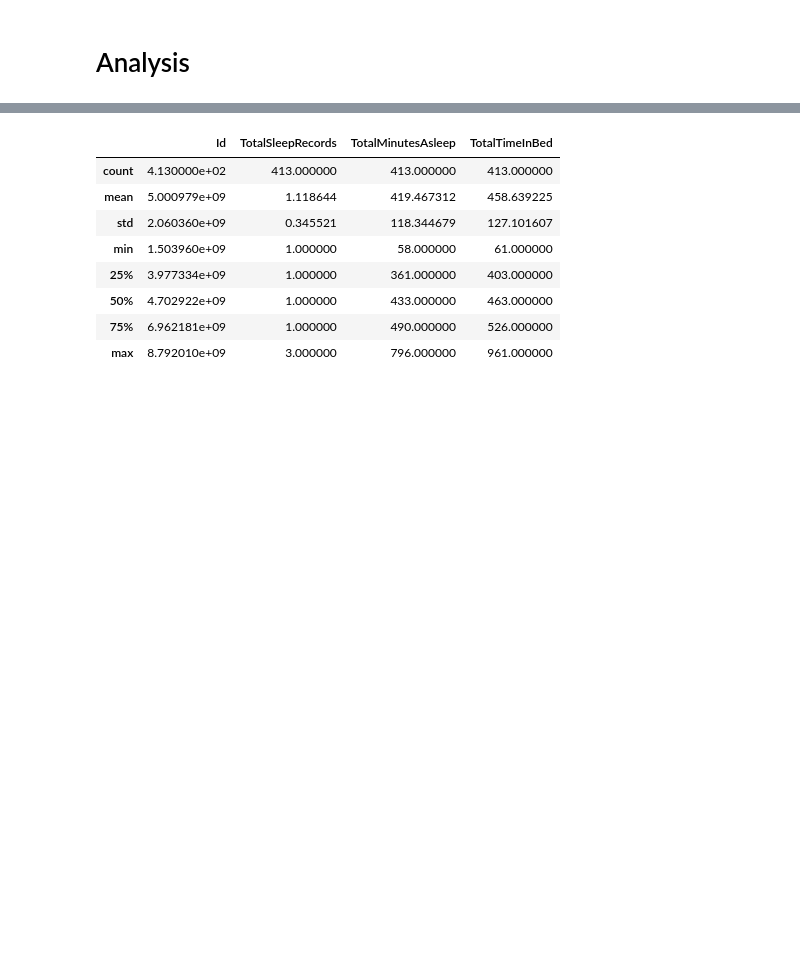
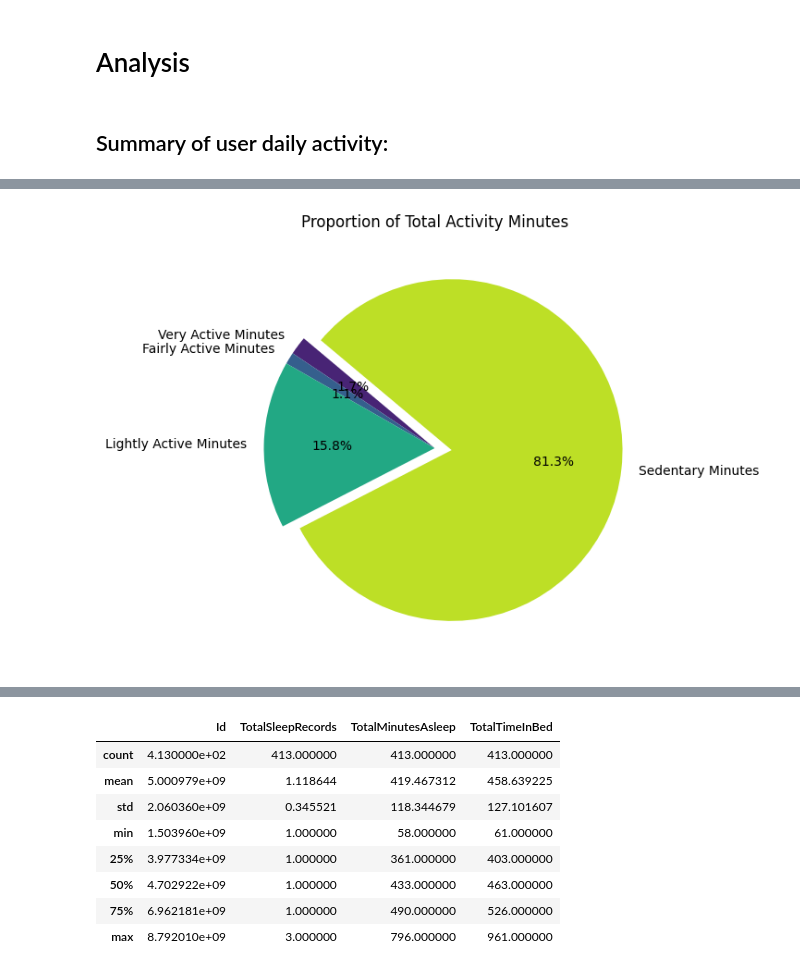
Before and after one commit to Alex-the-fish/Bellabeat-data-analysis-project, a Jupyter notebook: Bellabeat Analysis.ipynb, the cells around one changed output, grey strips where cells are left out. Saved outputs shown, nothing was run; the diff lists cells and outputs as text; code cells hidden in the pictures; blank space fills up the shorter version.

Commit message:
merge tables, update 2 diagrams

```diff
--- a/Bellabeat Analysis.ipynb
+++ b/Bellabeat Analysis.ipynb
@@ -421,0 +416,13 @@ weight.head()
+# %%
+# merge activity and sleep table as we will look at the correlations later
+# Convert 'SleepDay' to datetime format
+sleep['SleepDay'] = pd.to_datetime(sleep['SleepDay'])
+
+# Convert 'ActivityDate' in the fitbit_data to the same format as 'SleepDay'
+activity['date'] = pd.to_datetime(activity['date'])
+
+# Merge the sleep data with the activity data on 'Id' and 'Date'
+merged_actitivty_data = pd.merge(activity, sleep, how='inner', left_on=['id', 'date'], right_on=['Id', 'SleepDay'])
+
+# Display the first few rows of the merged data
+merged_actitivty_data.head()
@@ -422,5 +437,7 @@ weight.head()
 # %% [markdown]
 # Analysis
+# %% [markdown]
+## Summary of user daily activity:
 # %%
 # overview on the activity table
 activity.describe()
@@ -434,3 +451,27 @@ activity.describe()
 | 75% | 6.962181e+09 | 2016-05-04 00:00:00 | 10727.000000 | 7.712500 | 7.710000 | 0.000000 | 2.052500 | ... |
 | max | 8.877689e+09 | 2016-05-12 00:00:00 | 36019.000000 | 28.030001 | 28.030001 | 4.942142 | 21.920000 | ... |
 | std | 2.424805e+09 | NaN | 5087.150742 | 3.924606 | 3.907276 | 0.619897 | 2.658941 | ... |
+# %%
+# Calculate the total minutes for each category
+total_minutes = {
+    'Very Active Minutes': activity['very_active_mins'].sum(),
+    'Fairly Active Minutes': activity['fairly_active_mins'].sum(),
+    'Lightly Active Minutes': activity['lightly_active_mins'].sum(),
+    'Sedentary Minutes': activity['sedentary_mins'].sum()
+}
+
+# Generating colors using the 'viridis' colormap
+cmap = cm.get_cmap('viridis')
+colors = cmap([0.1, 0.3, 0.6, 0.9])
+explode = [0, 0, 0, 0.1]
+plt.figure(figsize=(6, 6))
+plt.pie(total_minutes.values(),
+        labels=total_minutes.keys(),
+        autopct='%1.1f%%',
+        colors=colors,
+        startangle=140,
+        explode = explode)
+plt.title('Proportion of Total Activity Minutes')
+plt.show()
+# %% [output]
+[figure, added]
```
Also changed, not shown: parts of 8 cells of this notebook.
